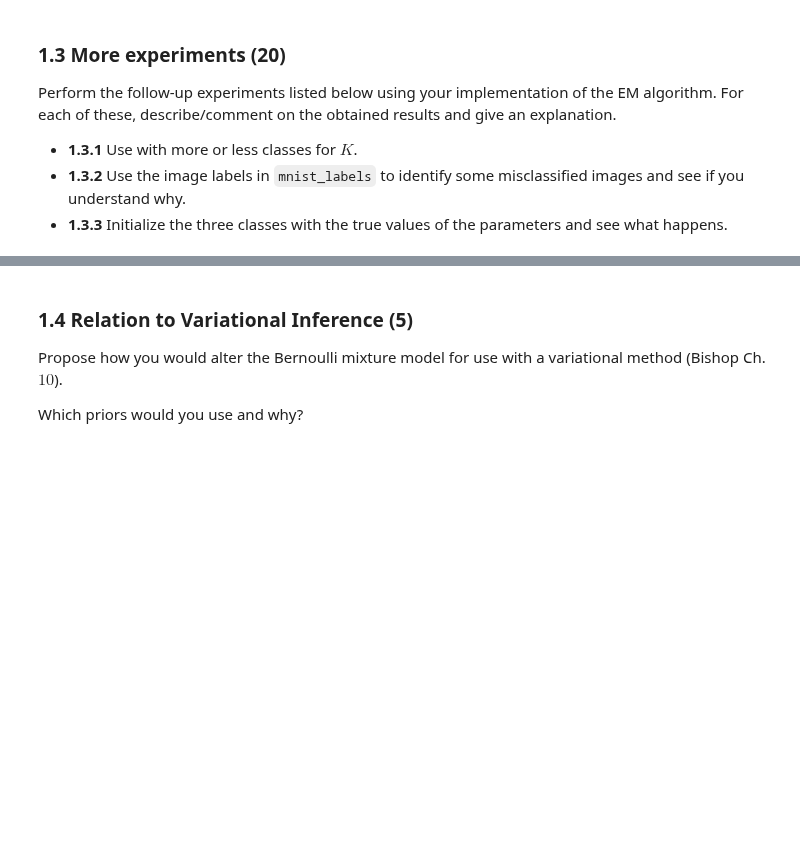
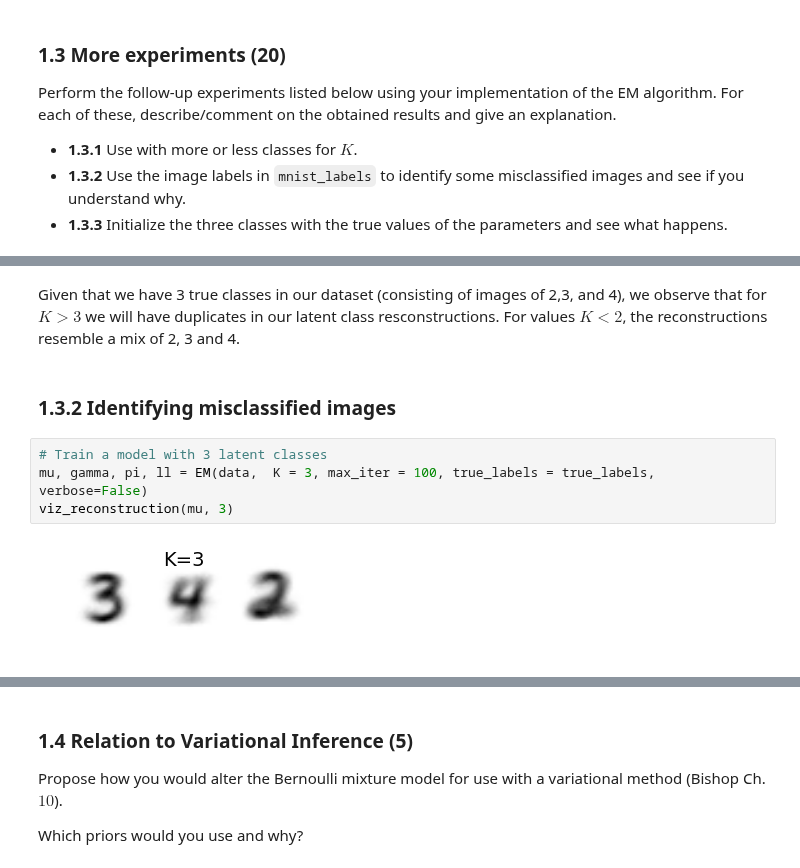
Before and after one commit to danakianfar/machine_learning_2_labs, a Jupyter notebook: lab3/Lab3.ipynb, the cells around one changed output, grey strips where cells are left out. Drawn from its saved outputs; the diff is of its cells as text; blank space fills up the shorter version.

```diff
--- a/lab3/Lab3.ipynb
+++ b/lab3/Lab3.ipynb
@@ -198,0 +225,10 @@ Perform the follow-up experiments listed below using your implementation of the
+# %% [markdown]
+Given that we have 3 true classes in our dataset (consisting of images of 2,3, and 4), we observe that for $K>3$ we will have duplicates in our latent class resconstructions. For values $K<2$, the reconstructions resemble a mix of 2, 3 and 4.
+# %% [markdown]
+### 1.3.2 Identifying misclassified images
+# %%
+# Train a model with 3 latent classes
+mu, gamma, pi, ll = EM(data,  K = 3, max_iter = 100, true_labels = true_labels, verbose=False)
+viz_reconstruction(mu, 3)
+# %% [output]
+[figure, added]
```
Also changed, not shown: parts of 9 cells of this notebook.
